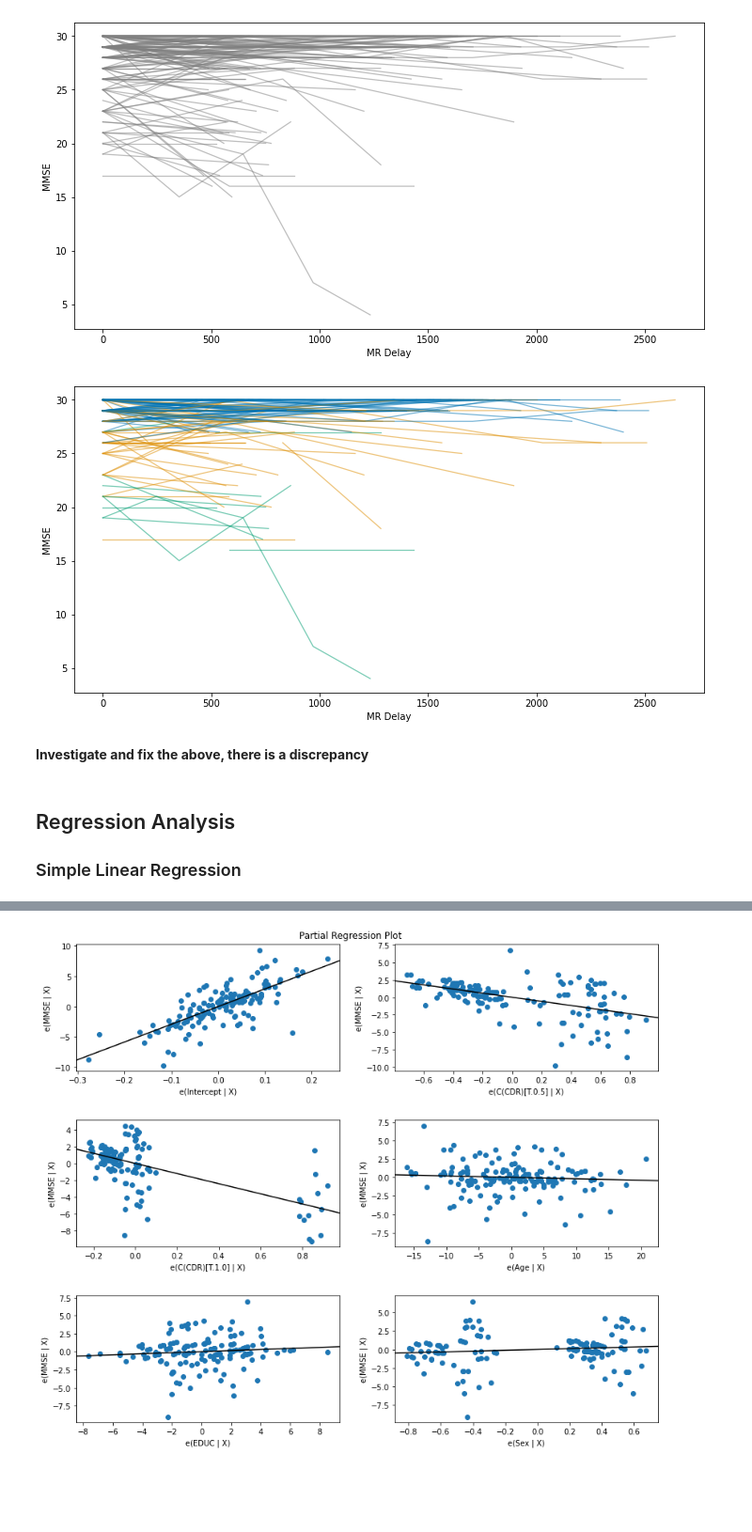
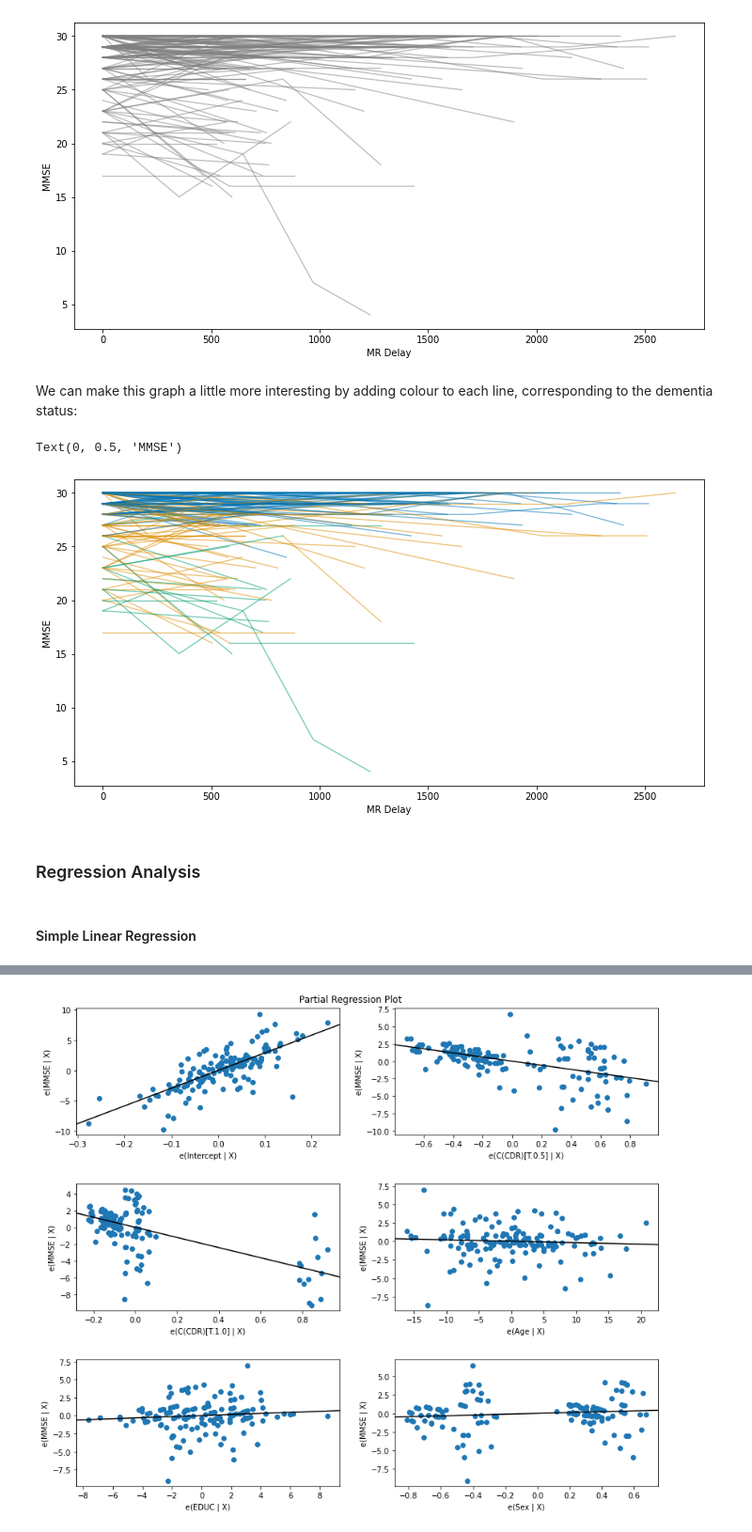
Before and after one commit to DEMON-Network/markdown-workshop, a Jupyter notebook: _sources/Reproducible_Reporting.ipynb, the cells around one changed output, grey strips where cells are left out. Shown at 94% size. Saved outputs shown, nothing was run; the diff lists cells and outputs as text; code cells hidden in the pictures; blank space fills up the shorter version.

```diff
--- a/_sources/Reproducible_Reporting.ipynb
+++ b/_sources/Reproducible_Reporting.ipynb
@@ -208,29 +254,42 @@ for _, indiv_data in df.groupby("Subject ID"):
     )
 # %% [output]
 [figure]
-# %%
-# Stretch: straified
-fig, ax = plt.subplots(figsize=(12,6))
-
-for group, indiv_data in df.groupby(["Subject ID"]):
-    ax = sns.lineplot(
-        data=indiv_data,
-        x="MR Delay",
-        y="MMSE",
-        ax=ax,
-        hue="Status",
-        palette=status_colours,
-        alpha=0.5,
-        linewidth=1.25,
-        linestyle="solid",
-        legend=False
-    )
-# %% [output]
-[figure, removed]
-# %% [markdown]
-**Investigate and fix the above, there is a discrepancy**
+# %% [markdown]
+We can make this graph a little more interesting by adding colour to each line, corresponding to the dementia status:
+# %%
+fig, ax = plt.subplots(figsize=(12,6))
+
+# Loop over the individual subjects
+for group, indiv_data in df.groupby(["Subject ID"]):
+    # Extract xy data
+    xy = indiv_data[["MR Delay", "MMSE"]].values
+    # Plot normally for patients that do not change status
+    if len(indiv_data["Status"].unique()) == 1:
+      ax.plot(
+          xy[:, 0],
+          xy[:, 1],
+          color=status_colours[indiv_data["Status"].unique()[0]],
+          alpha=0.5,
+          linewidth=1.25
+      )
+    else:
+      # Duplicate points to construct line segments of different colours
+      for i, (start, stop) in enumerate(zip(xy[:-1], xy[1:])):
+        x, y = zip(start, stop)
+        ax.plot(
+            x, y,
+            color=status_colours[indiv_data["Status"].iloc[i]],
+            alpha=0.5,
+            linewidth=1.25
+        )
+# Add the labels
+ax.set_xlabel("MR Delay")
+ax.set_ylabel("MMSE")
+# %% [output]
+Text(0, 0.5, 'MMSE')
+[figure, added]
+# %% [markdown]
+### Regression Analysis
 # %% [markdown]
-## Regression Analysis
-
-### Simple Linear Regression
+#### Simple Linear Regression
 # %%
```
Also changed, not shown: parts of 40 cells of this notebook, 27 other files.
